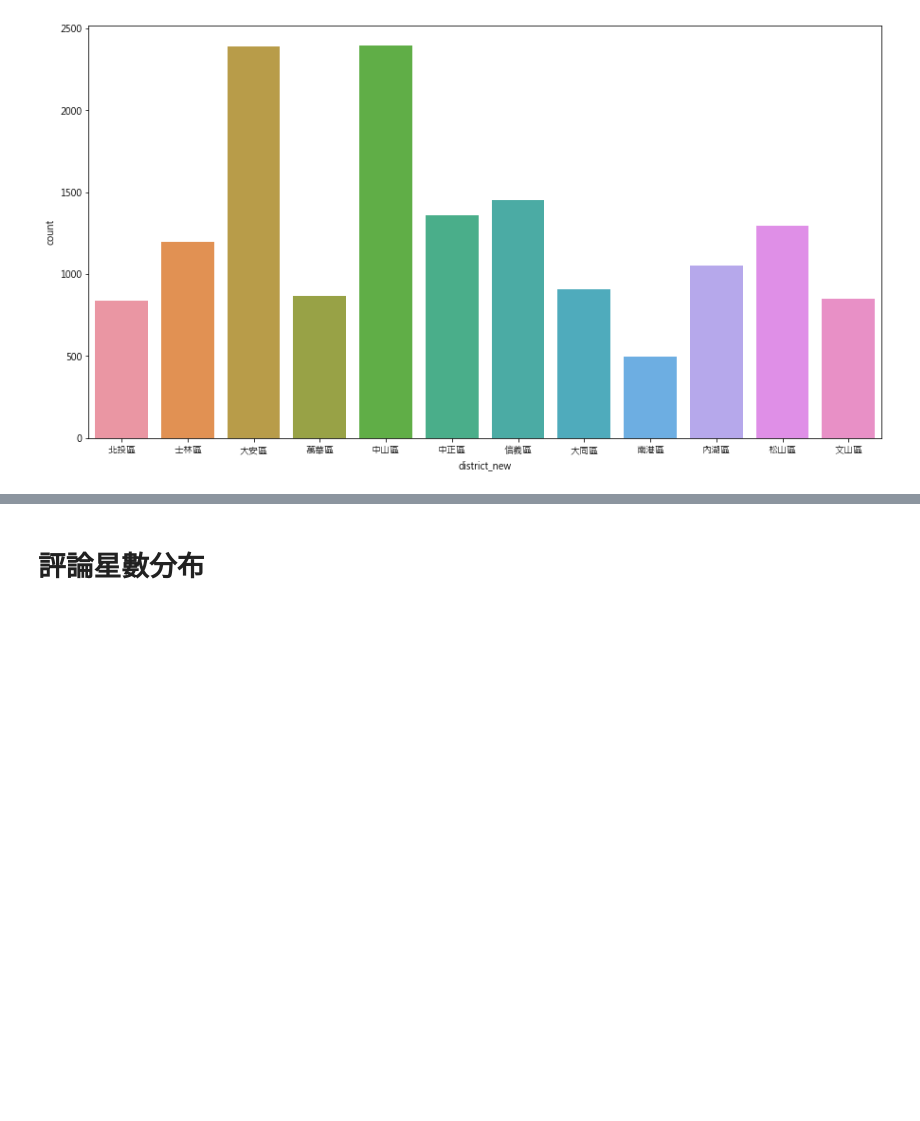
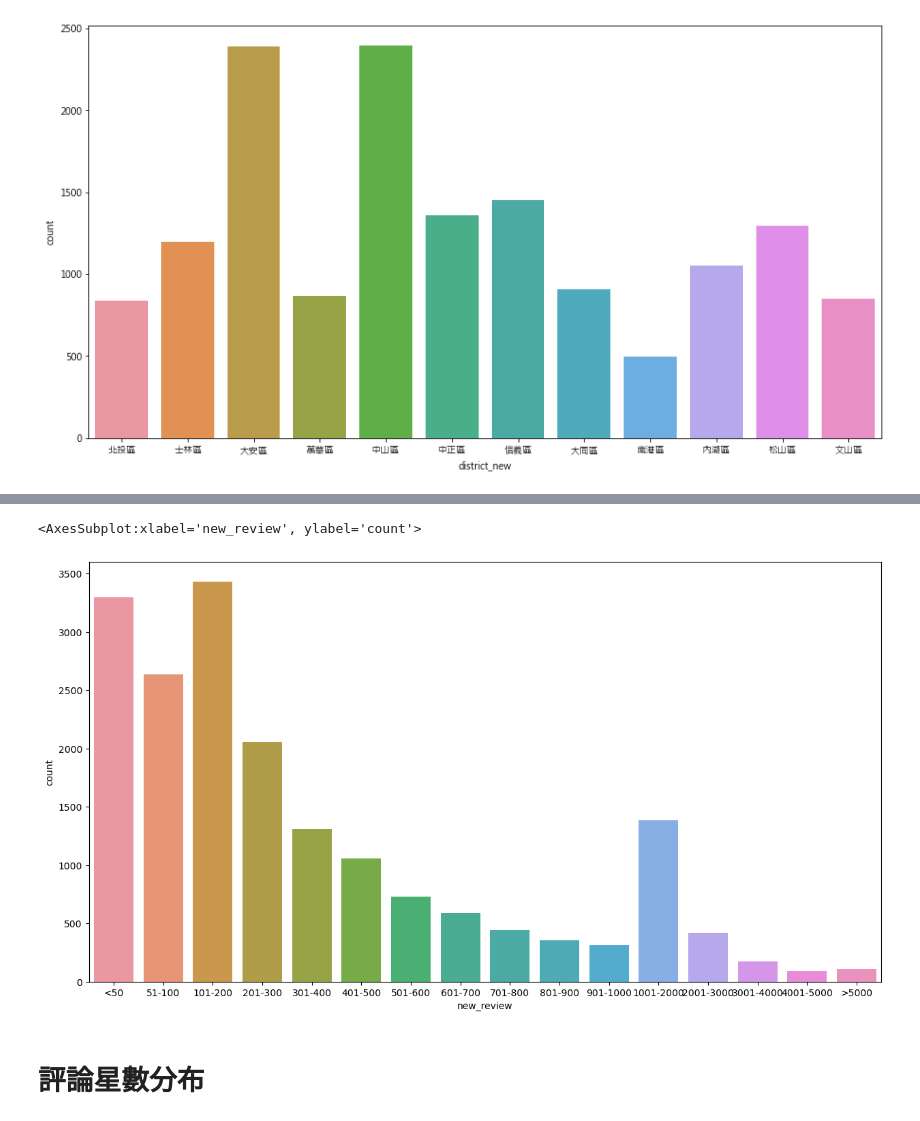
Before and after one commit to Pikao777/BDSE_Final, a Jupyter notebook: restaurant_analysis_final.ipynb, the cells around one changed output, grey strips where cells are left out. Cells and saved outputs as stored; diff of their text form; code cells hidden in the pictures; blank space fills up the shorter version.

```diff
--- a/restaurant_analysis_final.ipynb
+++ b/restaurant_analysis_final.ipynb
@@ -206,3 +254,9 @@ sns.countplot(x=df2["district_new"])
+# %%
+plt.figure(figsize = (15,8))
+sns.countplot(x = df2['new_review'], order=['<50', '51-100','101-200','201-300','301-400','401-500','501-600','601-700','701-800','801-900','901-1000','1001-2000','2001-3000','3001-4000','4001-5000','>5000'])
+# %% [output]
+<AxesSubplot:xlabel='new_review', ylabel='count'>
+[figure, added]
 # %% [markdown]
 # 評論星數分布
 # %%
```
Also changed, not shown: parts of 9 cells of this notebook, 30 other files.
